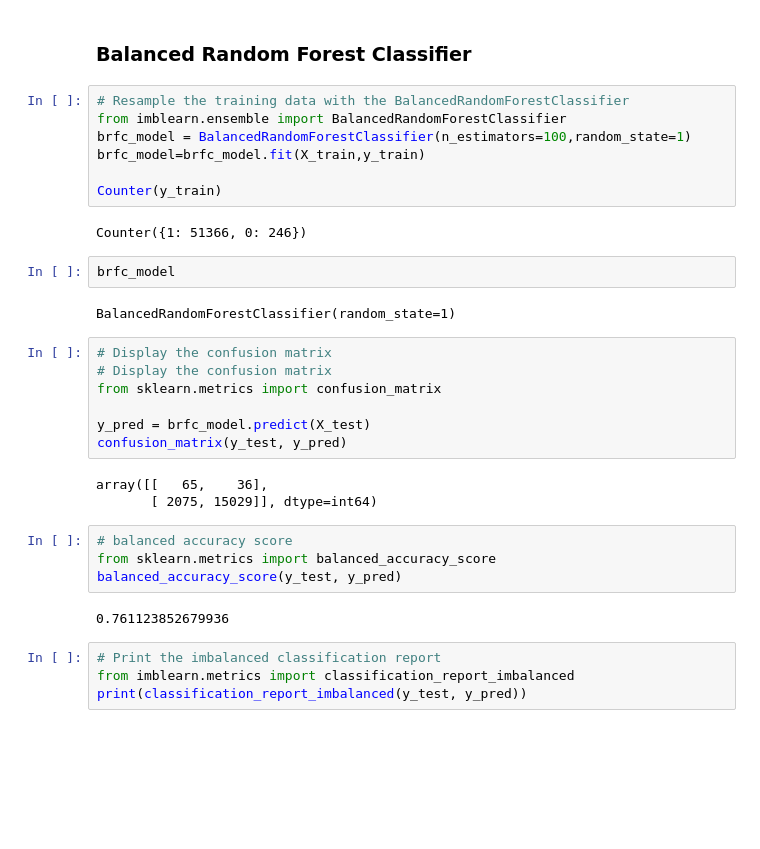
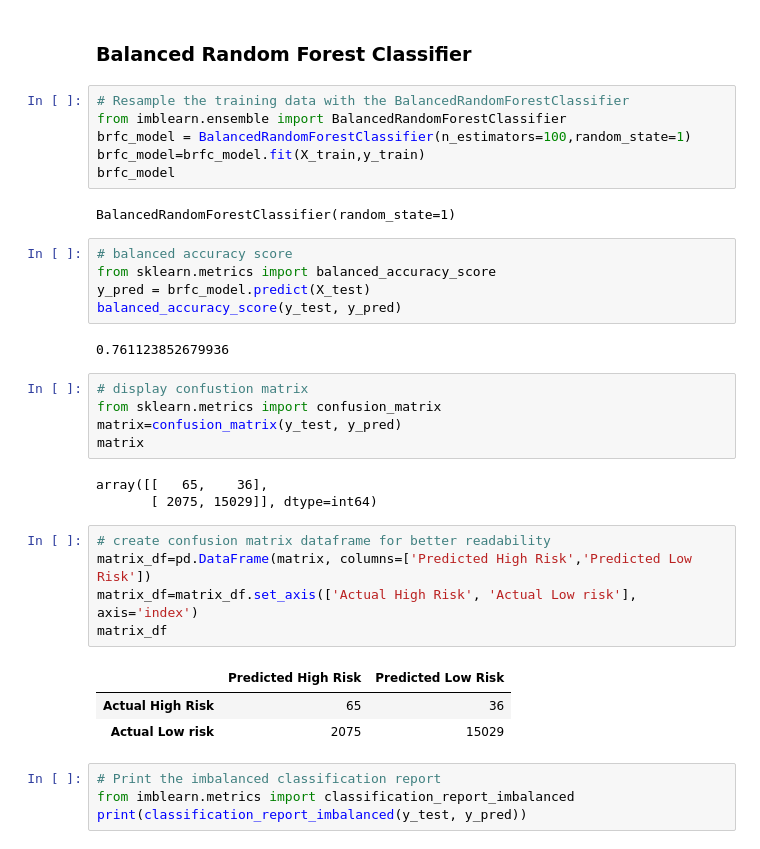
Before and after one commit to spicyyramen/credit_risk_analysis, a Jupyter notebook: credit_risk_ensemble.ipynb, the cells around one changed output. Saved outputs shown, nothing was run; the diff lists cells and outputs as text; blank space fills up the shorter version.

```diff
--- a/credit_risk_ensemble.ipynb
+++ b/credit_risk_ensemble.ipynb
@@ -190,30 +182,33 @@ Note: Use a random state of 1 for each algorithm to ensure consistency between t
 from imblearn.ensemble import BalancedRandomForestClassifier
 brfc_model = BalancedRandomForestClassifier(n_estimators=100,random_state=1)
 brfc_model=brfc_model.fit(X_train,y_train)
-
-Counter(y_train)
+brfc_model
 # %% [output]
-Counter({1: 51366, 0: 246})
+BalancedRandomForestClassifier(random_state=1)
-# %%
-brfc_model
-# %% [output]
-BalancedRandomForestClassifier(random_state=1)
 # %%
-# Display the confusion matrix
-# Display the confusion matrix
-from sklearn.metrics import confusion_matrix
-
+# balanced accuracy score
+from sklearn.metrics import balanced_accuracy_score
 y_pred = brfc_model.predict(X_test)
-confusion_matrix(y_test, y_pred)
+balanced_accuracy_score(y_test, y_pred)
 # %% [output]
-array([[   65,    36],
-       [ 2075, 15029]], dtype=int64)
+0.761123852679936
 # %%
-# balanced accuracy score
-from sklearn.metrics import balanced_accuracy_score
-balanced_accuracy_score(y_test, y_pred)
+# display confustion matrix
+from sklearn.metrics import confusion_matrix
+matrix=confusion_matrix(y_test, y_pred)
+matrix
 # %% [output]
-0.761123852679936
+array([[   65,    36],
+       [ 2075, 15029]], dtype=int64)
+# %%
+# create confusion matrix dataframe for better readability
+matrix_df=pd.DataFrame(matrix, columns=['Predicted High Risk','Predicted Low Risk'])
+matrix_df=matrix_df.set_axis(['Actual High Risk', 'Actual Low risk'], axis='index')
+matrix_df
+# %% [output]
+|  | Predicted High Risk | Predicted Low Risk |
+| Actual High Risk | 65 | 36 |
+| Actual Low risk | 2075 | 15029 |
 # %%
 # Print the imbalanced classification report
 from imblearn.metrics import classification_report_imbalanced
```
Also changed, not shown: parts of 7 cells of this notebook, 21 other files.
